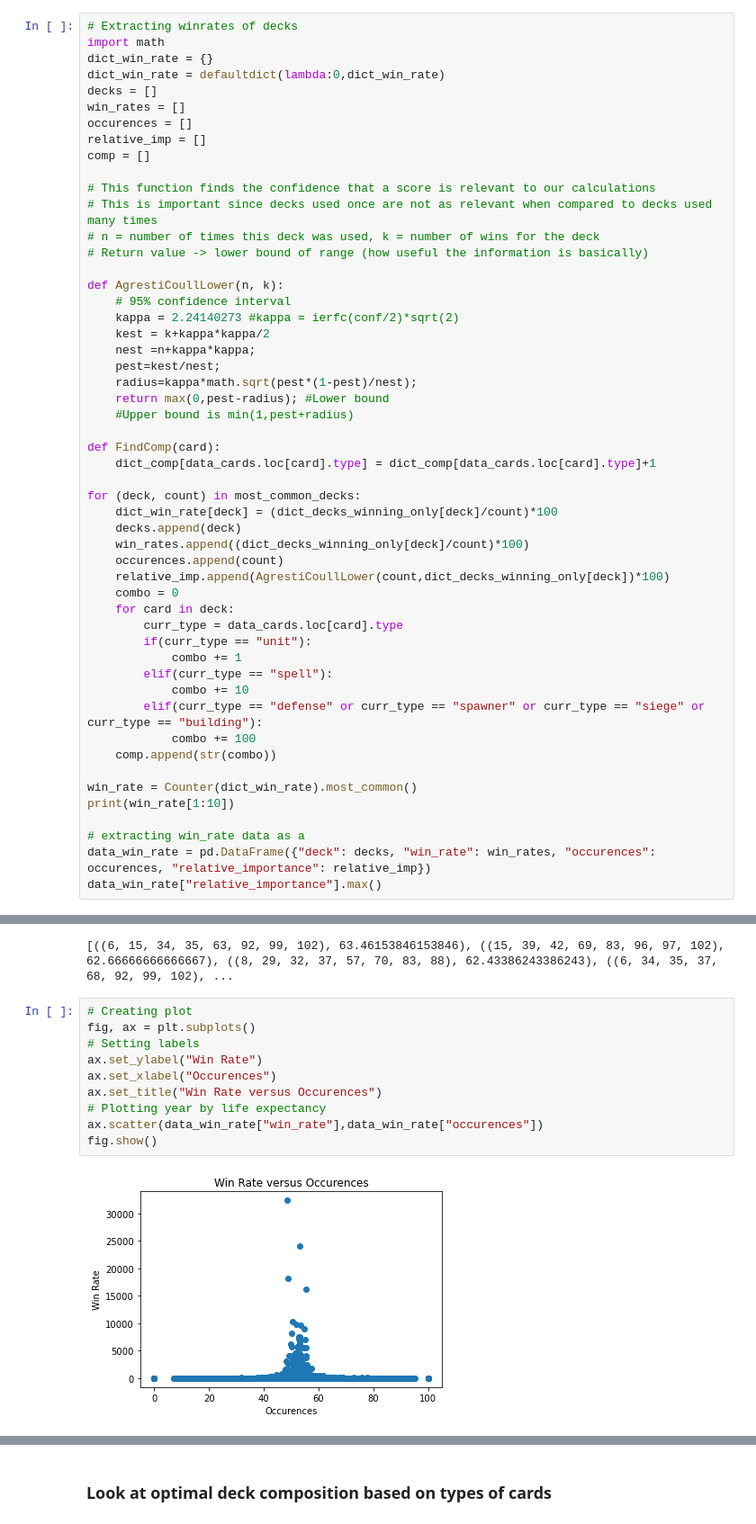
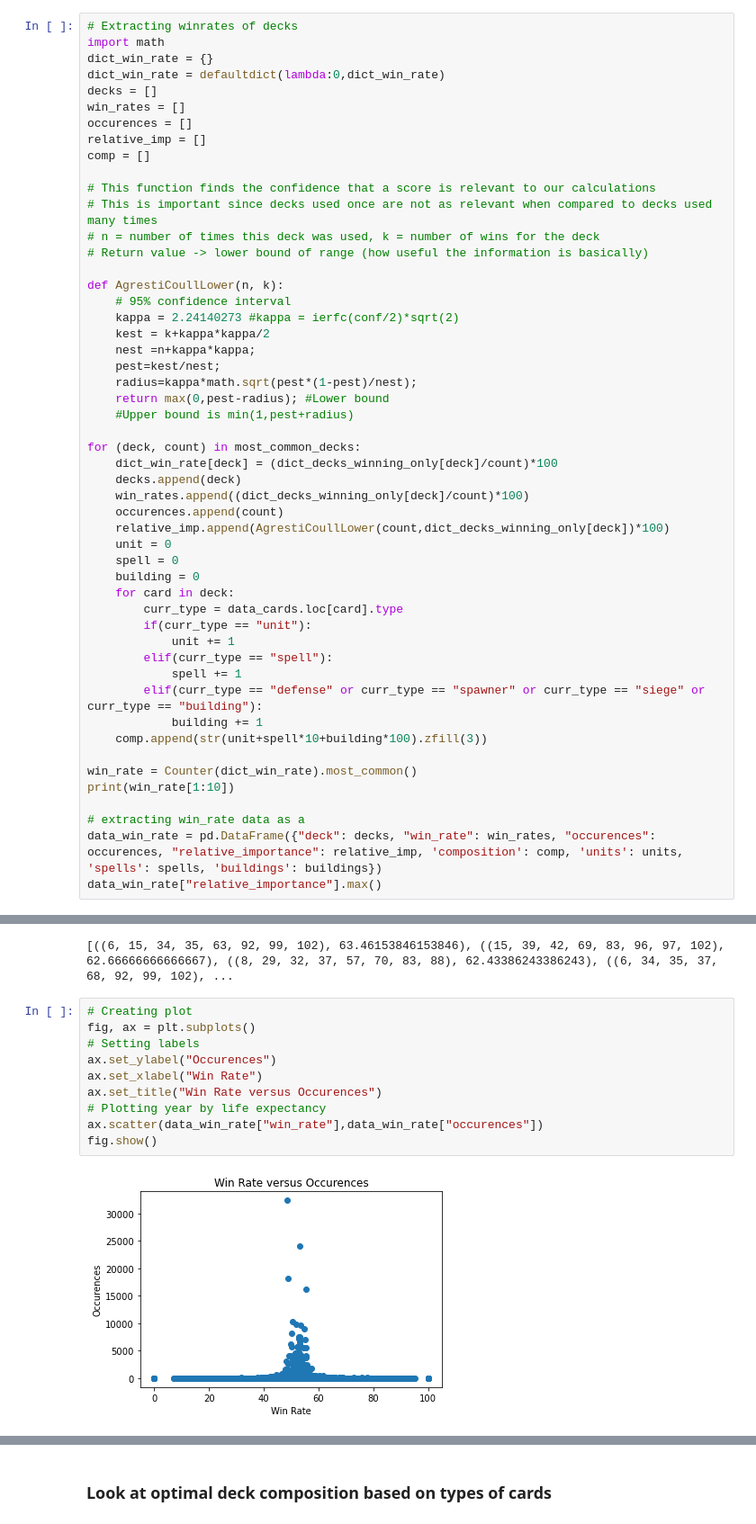
Before and after one commit to tnguyen59/Clash-Royale-Analysis, a Jupyter notebook: brendan.ipynb, the cells around one changed output, grey strips where cells are left out. Shown at 90% size. Drawn from its saved outputs; the diff is of its cells as text.

```diff
--- a/brendan.ipynb
+++ b/brendan.ipynb
@@ -101,31 +101,30 @@ def AgrestiCoullLower(n, k):
     return max(0,pest-radius); #Lower bound
     #Upper bound is min(1,pest+radius)
 
-def FindComp(card):
-    dict_comp[data_cards.loc[card].type] = dict_comp[data_cards.loc[card].type]+1
-
 for (deck, count) in most_common_decks:
     dict_win_rate[deck] = (dict_decks_winning_only[deck]/count)*100
     decks.append(deck)
     win_rates.append((dict_decks_winning_only[deck]/count)*100)
     occurences.append(count)
     relative_imp.append(AgrestiCoullLower(count,dict_decks_winning_only[deck])*100)
-    combo = 0
+    unit = 0
+    spell = 0
+    building = 0
     for card in deck:
         curr_type = data_cards.loc[card].type
         if(curr_type == "unit"):
-            combo += 1
+            unit += 1
         elif(curr_type == "spell"):
-            combo += 10
+            spell += 1
         elif(curr_type == "defense" or curr_type == "spawner" or curr_type == "siege" or curr_type == "building"):
-            combo += 100
-    comp.append(str(combo))
+            building += 1
+    comp.append(str(unit+spell*10+building*100).zfill(3))
 
 win_rate = Counter(dict_win_rate).most_common()
 print(win_rate[1:10])
 
 # extracting win_rate data as a
-data_win_rate = pd.DataFrame({"deck": decks, "win_rate": win_rates, "occurences": occurences, "relative_importance": relative_imp})
+data_win_rate = pd.DataFrame({"deck": decks, "win_rate": win_rates, "occurences": occurences, "relative_importance": relative_imp, 'composition': comp, 'units': units, 'spells': spells, 'buildings': buildings})
 data_win_rate["relative_importance"].max()
 # %% [output]
 [((6, 10, 11, 56, 77, 80, 88, 98), 100.0), ((7, 27, 34, 37, 52, 92, 97, 99), 100.0), ((9, 12, 13, 48, 49, 67, 70, 99), 100.0), ((4, 14, 27, 51, 94, 95, 99, 102), 100.0), ((12, 21, 31, 40, 43, 45, 49,  ...
@@ -159,15 +158,15 @@ print(most_winning_win_rate[1:10])
 # %%
 # Creating plot
 fig, ax = plt.subplots()
 # Setting labels
-ax.set_ylabel("Win Rate")
-ax.set_xlabel("Occurences")
+ax.set_ylabel("Occurences")
+ax.set_xlabel("Win Rate")
 ax.set_title("Win Rate versus Occurences")
 # Plotting year by life expectancy
 ax.scatter(data_win_rate["win_rate"],data_win_rate["occurences"])
 fig.show()
 # %% [output]
-[figure, old version]
+[figure, new version]
 # %%
 fig, ax = plt.subplots()
 # Setting labels
```
Also changed, not shown: parts of 6 cells of this notebook.
